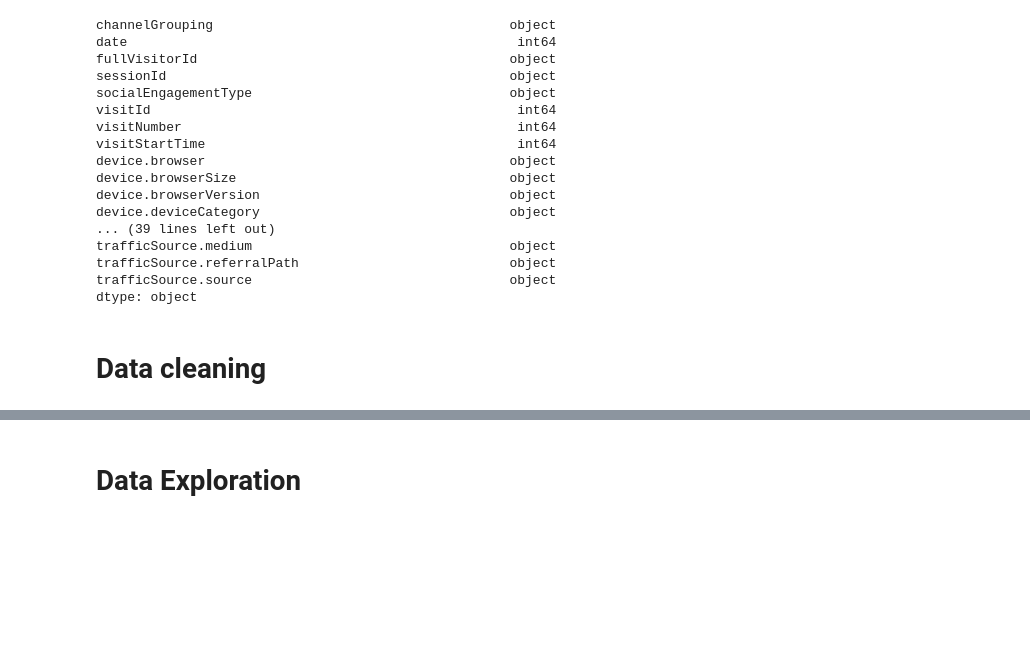
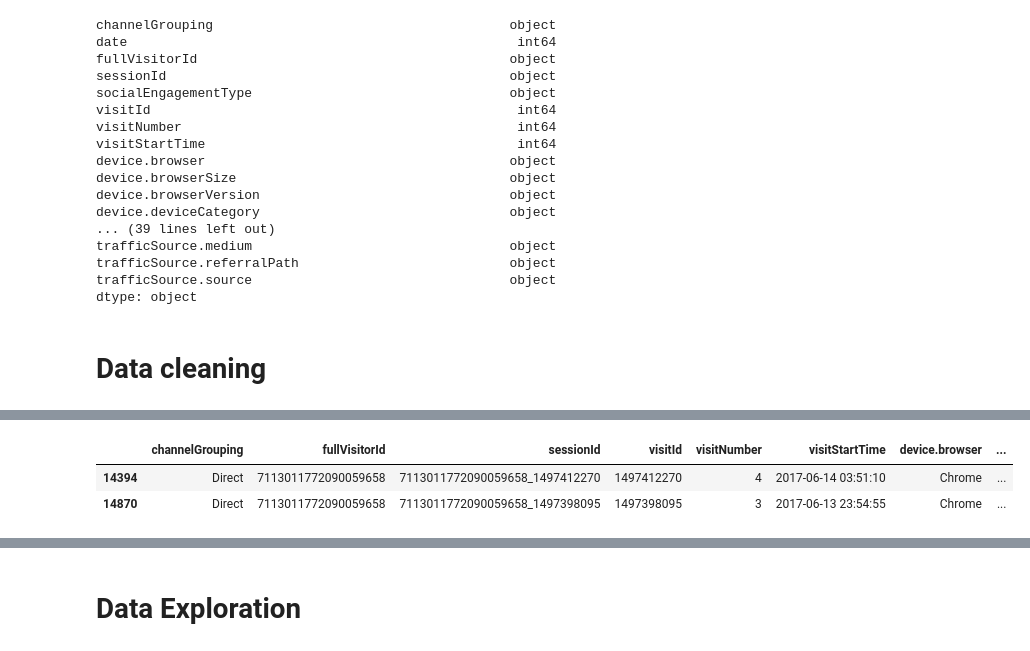
Before and after one commit to weynars/gstore_kaggle, a Jupyter notebook: notebooks/LW_Data_Exploration.ipynb, the cells around one changed output, grey strips where cells are left out. Cells and saved outputs as stored; diff of their text form; code cells hidden in the pictures; blank space fills up the shorter version.

```diff
--- a/notebooks/LW_Data_Exploration.ipynb
+++ b/notebooks/LW_Data_Exploration.ipynb
@@ -183,0 +214,8 @@ trafficSource.source : Object
+# %%
+# df_train.groupby('fullVisitorId').sum()['totals.transactionRevenue'].sort_values()
+# df_train[df_train['fullVisitorId']=='1957458976293878100']
+df_train[df_train['fullVisitorId']=='7113011772090059658']
+# %% [output]
+|  | channelGrouping | fullVisitorId | sessionId | visitId | visitNumber | visitStartTime | device.browser | ... |
+| 14394 | Direct | 7113011772090059658 | 7113011772090059658_1497412270 | 1497412270 | 4 | 2017-06-14 03:51:10 | Chrome | ... |
+| 14870 | Direct | 7113011772090059658 | 7113011772090059658_1497398095 | 1497398095 | 3 | 2017-06-13 23:54:55 | Chrome | ... |
```
Also changed, not shown: parts of 13 cells of this notebook.
